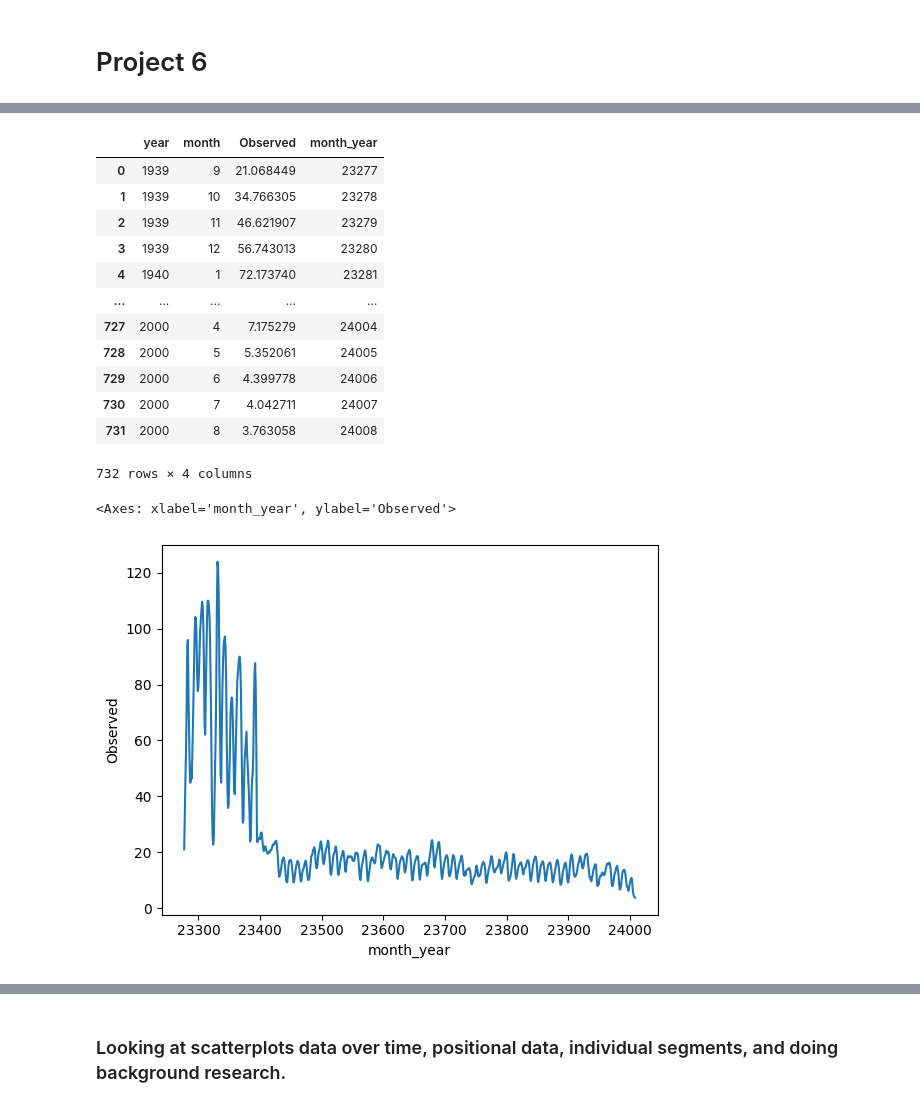
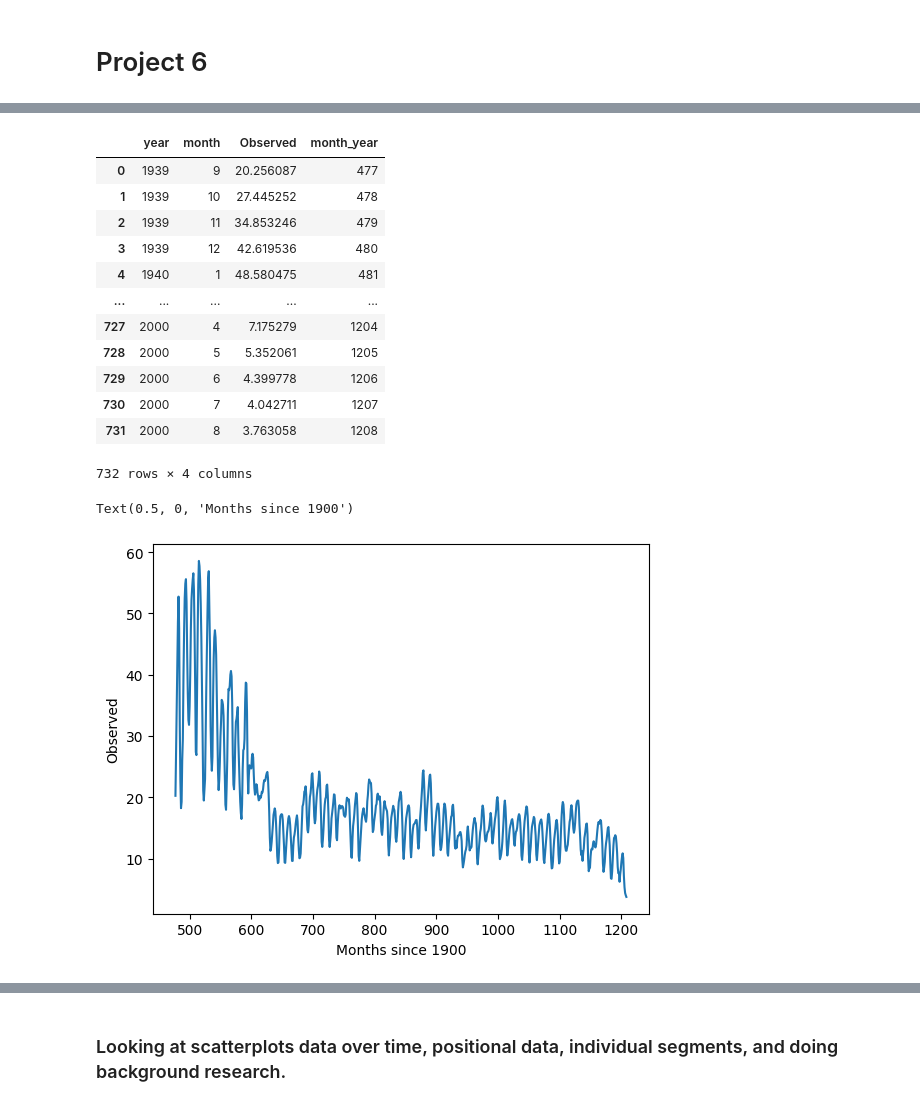
Before and after one commit to n8taylor/cs_5830_project6, a Jupyter notebook: project6.ipynb, the cells around one changed output, grey strips where cells are left out. Saved outputs shown, nothing was run; the diff lists cells and outputs as text; code cells hidden in the pictures.

Commit message:
tried removing the two skewing segments with super high mean/max observed values (I'm sorry I know everything is messy 😭)

```diff
--- a/project6.ipynb
+++ b/project6.ipynb
@@ -16,21 +16,29 @@ df['year'] = df.Readable_Date.apply(lambda x:pd.to_datetime(x).year)
 df['month'] = df.Readable_Date.apply(lambda x:pd.to_datetime(x).month)
 df['day'] = df.Readable_Date.apply(lambda x:pd.to_datetime(x).day)
 
-display(df)
-display(f'Unique dates sampled: {len(df.Date.unique()), df.Date.unique().tolist()}')
-display(f'Unique segments sampled: {len(df.Segment_id.unique()), df.Date.unique().tolist()}')
+# display(df)
+# display(f'Unique dates sampled: {len(df.Date.unique()), df.Date.unique().tolist()}')
+# display(f'Unique segments sampled: {len(df.Segment_id.unique()), df.Date.unique().tolist()}')
 bySegment = df.groupby('Segment_id').count()
-display(bySegment)
-display(bySegment.std().Date)
-display(bySegment.mean().Date)
+# display(bySegment)
+# display(bySegment.std().Date)
+# display(bySegment.mean().Date)
 # TODO: Drop segments with very few (or very many?) samples
 # df = df.groupby('Segment_id').filter(lambda x: len(x) >= 75)#gets rid of the segments with less than 75 samples
-segmentMinMax = df.groupby('Segment_id')['Date'].agg(['min', 'max']).reset_index()
-display(segmentMinMax.sort_values(['min', 'max']))
-display(segmentMinMax.sort_values(['max', 'min']))
+segmentDateMinMax = df.groupby('Segment_id')['Date'].agg(['min', 'max']).reset_index()
+# display(segmentDateMinMax.sort_values(['min', 'max']))
+# display(segmentDateMinMax.sort_values(['max', 'min']))
 
-display(segmentMinMax.sort_values('min')['min'].unique())
-display(segmentMinMax.sort_values('max')['max'].unique())
+# display(segmentDateMinMax.sort_values('min')['min'].unique())
+# display(segmentDateMinMax.sort_values('max')['max'].unique())
+
+segmentObservedMinMax = df.groupby('Segment_id')['Observed'].agg(['min', 'max', 'mean']).reset_index()
+display(segmentObservedMinMax.sort_values('max'))
+display(segmentObservedMinMax.sort_values('mean'))
+outlierSegments = segmentObservedMinMax.sort_values('mean', ascending=False).head(2).Segment_id.tolist()
+for outlier in outlierSegments:
+    df = df[df.Segment_id != outlier]
+df.Segment_id.unique()
 
 #Your task is to experiment with linear regression on this dataset. This is a difficult dataset to interpret, and most of your time will be looking at scatterplots,
 #looking at the data over time, looking at positional data, looking at individual segments, and doing background research. Just running regression and looking at the p values
@@ -177,22 +205,23 @@ sns.lineplot(data=avgObservedByMonth, x='month', y='Observed')
 # %%
 avgObservedByMonth = df.groupby(['year', 'month'])['Observed'].mean().reset_index()
-avgObservedByMonth['month_year'] = avgObservedByMonth['month'] + avgObservedByMonth['year'] * 12
+avgObservedByMonth['month_year'] = avgObservedByMonth['month'] + avgObservedByMonth['year'] * 12 - 22800
 display(avgObservedByMonth)
 
 sns.lineplot(data=avgObservedByMonth, x='month_year', y='Observed')
+plt.xlabel('Months since 1900')
 # %% [output]
 |  | year | month | Observed | month_year |
-| 0 | 1939 | 9 | 21.068449 | 23277 |
-| 1 | 1939 | 10 | 34.766305 | 23278 |
-| 2 | 1939 | 11 | 46.621907 | 23279 |
-| 3 | 1939 | 12 | 56.743013 | 23280 |
-| 4 | 1940 | 1 | 72.173740 | 23281 |
+| 0 | 1939 | 9 | 20.256087 | 477 |
+| 1 | 1939 | 10 | 27.445252 | 478 |
+| 2 | 1939 | 11 | 34.853246 | 479 |
+| 3 | 1939 | 12 | 42.619536 | 480 |
+| 4 | 1940 | 1 | 48.580475 | 481 |
 | ... | ... | ... | ... | ... |
-| 727 | 2000 | 4 | 7.175279 | 24004 |
-| 728 | 2000 | 5 | 5.352061 | 24005 |
-| 729 | 2000 | 6 | 4.399778 | 24006 |
-| 730 | 2000 | 7 | 4.042711 | 24007 |
-| 731 | 2000 | 8 | 3.763058 | 24008 |
+| 727 | 2000 | 4 | 7.175279 | 1204 |
+| 728 | 2000 | 5 | 5.352061 | 1205 |
+| 729 | 2000 | 6 | 4.399778 | 1206 |
+| 730 | 2000 | 7 | 4.042711 | 1207 |
+| 731 | 2000 | 8 | 3.763058 | 1208 |
 732 rows × 4 columns
-<Axes: xlabel='month_year', ylabel='Observed'>
+Text(0.5, 0, 'Months since 1900')
-[figure, old version]
+[figure, new version]
```
Also changed, not shown: parts of 11 cells of this notebook.
